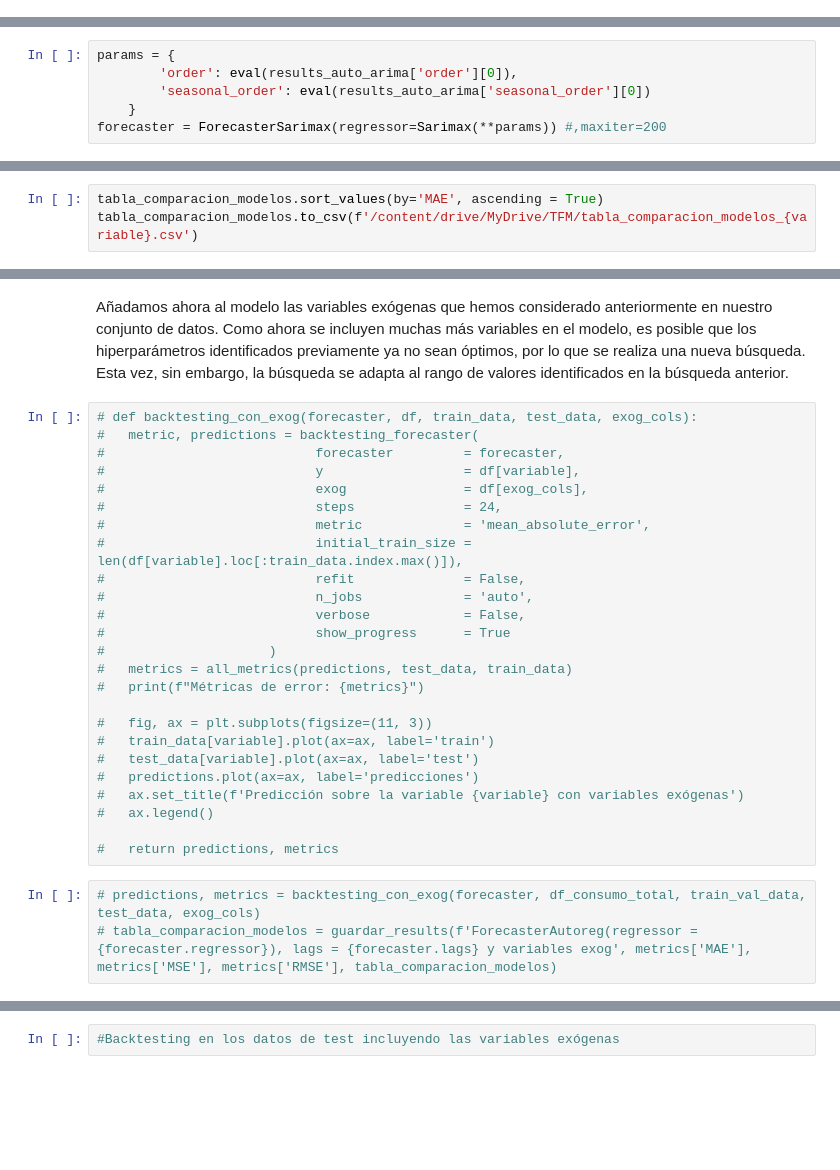
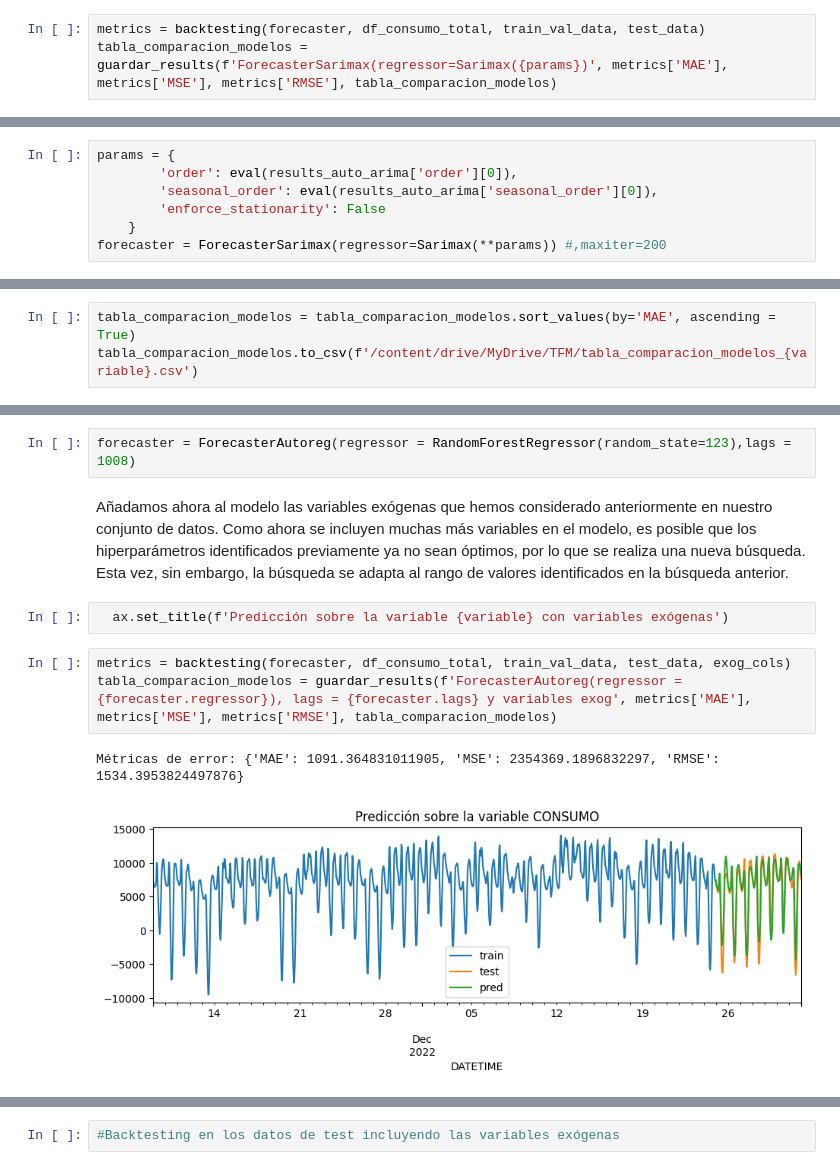
Before and after one commit to laaraapsg/tfm, a Jupyter notebook: 3_Caso_de_uso_1_CONSUMO.ipynb, the cells around one changed output, grey strips where cells are left out. Drawn from its saved outputs; the diff is of its cells as text; blank space fills up the shorter version.

```diff
--- a/3_Caso_de_uso_1_CONSUMO.ipynb
+++ b/3_Caso_de_uso_1_CONSUMO.ipynb
@@ -814,5 +834,8 @@ params = {
     }
 forecaster = ForecasterSarimax(regressor=Sarimax(**params)) #,maxiter=200
+# %%
+metrics = backtesting(forecaster, df_consumo_total, train_val_data, test_data)
+tabla_comparacion_modelos = guardar_results(f'ForecasterSarimax(regressor=Sarimax({params})', metrics['MAE'], metrics['MSE'], metrics['RMSE'], tabla_comparacion_modelos)
 # %%
 metrics = backtesting(forecaster, df_consumo_total, train_val_data, test_data)
 tabla_comparacion_modelos = guardar_results(f'ForecasterSarimax(regressor=Sarimax({params})', metrics['MAE'], metrics['MSE'], metrics['RMSE'], tabla_comparacion_modelos)
@@ -829,7 +862,8 @@ results_auto_arima.head()
 # %%
 params = {
         'order': eval(results_auto_arima['order'][0]),
-        'seasonal_order': eval(results_auto_arima['seasonal_order'][0])
+        'seasonal_order': eval(results_auto_arima['seasonal_order'][0]),
+        'enforce_stationarity': False
     }
 forecaster = ForecasterSarimax(regressor=Sarimax(**params)) #,maxiter=200
 # %%
@@ -1149,5 +1189,5 @@ IndexError: only integers, slices (`:`), ellipsis (`...`), numpy.newaxis (`None`
 # %% [markdown]
 ## 6. Evaluación de los modelos
 # %%
-tabla_comparacion_modelos.sort_values(by='MAE', ascending = True)
+tabla_comparacion_modelos = tabla_comparacion_modelos.sort_values(by='MAE', ascending = True)
 tabla_comparacion_modelos.to_csv(f'/content/drive/MyDrive/TFM/tabla_comparacion_modelos_{variable}.csv')
@@ -1154,34 +1210,16 @@ tabla_comparacion_modelos.to_csv(f'/content/drive/MyDrive/TFM/tabla_comparacion_
 # %% [markdown]
 ### 6.1. Variables exógenas
+# %%
+forecaster = ForecasterAutoreg(regressor = RandomForestRegressor(random_state=123),lags = 1008)
 # %% [markdown]
 Añadamos ahora al modelo las variables exógenas que hemos considerado anteriormente en nuestro conjunto de datos.
 Como ahora se incluyen muchas más variables en el modelo, es posible que los hiperparámetros identificados previamente ya no sean óptimos, por lo que se realiza una nueva búsqueda. Esta vez, sin embargo, la búsqueda se adapta al rango de valores identificados en la búsqueda anterior.
-# %%
-# def backtesting_con_exog(forecaster, df, train_data, test_data, exog_cols):
-#   metric, predictions = backtesting_forecaster(
-#                           forecaster         = forecaster,
-#                           y                  = df[variable],
-#                           exog               = df[exog_cols],
-#                           steps              = 24,
-#                           metric             = 'mean_absolute_error',
-#                           initial_train_size = len(df[variable].loc[:train_data.index.max()]),
-#                           refit              = False,
-#                           n_jobs             = 'auto',
-#                           verbose            = False,
-#                           show_progress      = True
-#                     )
-#   metrics = all_metrics(predictions, test_data, train_data)
-#   print(f"Métricas de error: {metrics}")
-
-#   fig, ax = plt.subplots(figsize=(11, 3))
-#   train_data[variable].plot(ax=ax, label='train')
-#   test_data[variable].plot(ax=ax, label='test')
-#   predictions.plot(ax=ax, label='predicciones')
-#   ax.set_title(f'Predicción sobre la variable {variable} con variables exógenas')
-#   ax.legend()
-
-#   return predictions, metrics
+# %%
+  ax.set_title(f'Predicción sobre la variable {variable} con variables exógenas')
 # %%
-# predictions, metrics = backtesting_con_exog(forecaster, df_consumo_total, train_val_data, test_data, exog_cols)
-# tabla_comparacion_modelos = guardar_results(f'ForecasterAutoreg(regressor = {forecaster.regressor}), lags = {forecaster.lags} y variables exog', metrics['MAE'], metrics['MSE'], metrics['RMSE'], tabla_comparacion_modelos)
+metrics = backtesting(forecaster, df_consumo_total, train_val_data, test_data, exog_cols)
+tabla_comparacion_modelos = guardar_results(f'ForecasterAutoreg(regressor = {forecaster.regressor}), lags = {forecaster.lags} y variables exog', metrics['MAE'], metrics['MSE'], metrics['RMSE'], tabla_comparacion_modelos)
+# %% [output]
+Métricas de error: {'MAE': 1091.364831011905, 'MSE': 2354369.1896832297, 'RMSE': 1534.3953824497876}
+[figure, added]
 # %%
```
Also changed, not shown: parts of 24 cells of this notebook.
